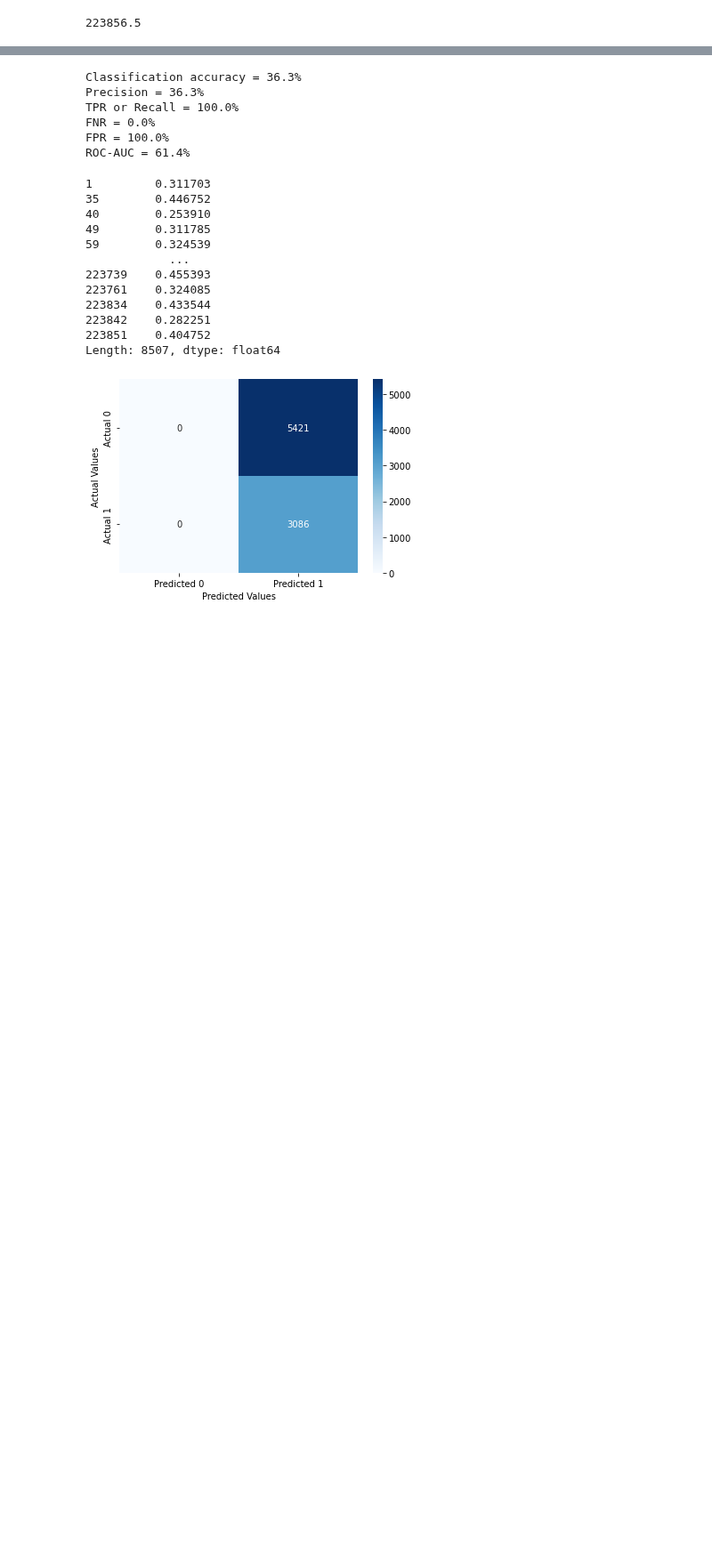
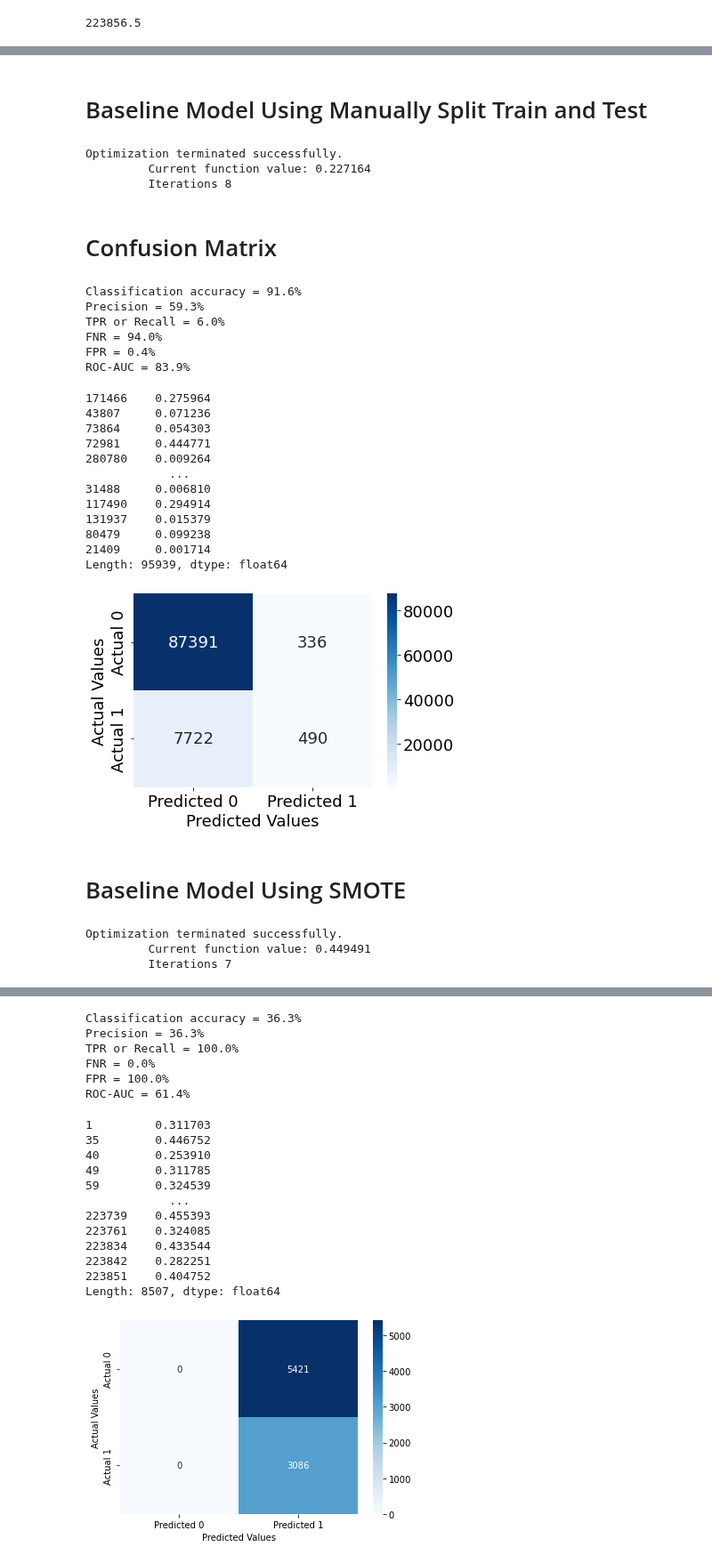
Before and after one commit to JerayuT/Group-5-WQ23-Data-Science, a Jupyter notebook: heart disease.ipynb, the cells around one changed output, grey strips where cells are left out. Shown at 89% size. Cells and saved outputs as stored; diff of their text form; code cells hidden in the pictures; blank space fills up the shorter version.

Commit message:
baseline, smote, forward stepwise selection

```diff
--- a/heart disease.ipynb
+++ b/heart disease.ipynb
@@ -115,0 +134,12 @@ train
+# %%
+X = data[['BMI', 'Smoking', 'AlcoholDrinking', "Stroke", 'PhysicalHealth', "MentalHealth", "DiffWalking", "Sex", "AgeCategory", "Race", "Diabetic", "PhysicalActivity", "GenHealth", "SleepTime", "Asthma", "KidneyDisease", "SkinCancer"]]
+y = data.HeartDisease
+# %%
+from sklearn.model_selection import train_test_split
+X_train, X_test, y_train, y_test = train_test_split(X, y,
+                                                    test_size=0.3,
+                                                    random_state=0,
+                                                    shuffle=True,
+                                                    stratify=y)
+# %%
+test = pd.concat([X_test, y_test], axis=1)
@@ -115,0 +179,10 @@ train
+# %% [markdown]
+# Baseline Model Using Manually Split Train and Test
+# %%
+baseline = sm.logit(formula = 'HeartDisease~BMI+Smoking+AlcoholDrinking+Stroke+PhysicalHealth+MentalHealth+DiffWalking+Sex+AgeCategory+Race+Diabetic+PhysicalActivity+GenHealth+SleepTime+Asthma+KidneyDisease+SkinCancer', data = train).fit()
+# %% [output]
+Optimization terminated successfully.
+         Current function value: 0.227164
+         Iterations 8
+# %% [markdown]
+# Confusion Matrix
@@ -115,0 +220,30 @@ train
+# %%
+confusion_matrix_data(test,test.HeartDisease,baseline,0.6)
+# %% [output]
+Classification accuracy = 91.6%
+Precision = 59.3%
+TPR or Recall = 6.0%
+FNR = 94.0%
+FPR = 0.4%
+ROC-AUC = 83.9%
+171466    0.275964
+43807     0.071236
+73864     0.054303
+72981     0.444771
+280780    0.009264
+            ...
+31488     0.006810
+117490    0.294914
+131937    0.015379
+80479     0.099238
+21409     0.001714
+Length: 95939, dtype: float64
+[figure, added]
+# %% [markdown]
+# Baseline Model Using SMOTE
+# %%
+model = sm.logit(formula = 'HeartDisease~BMI+Smoking+AlcoholDrinking+Stroke+PhysicalHealth+MentalHealth+DiffWalking+Sex+AgeCategory+Race+Diabetic+PhysicalActivity+GenHealth+SleepTime+Asthma+KidneyDisease+SkinCancer', data = train_smote).fit()
+# %% [output]
+Optimization terminated successfully.
+         Current function value: 0.449491
+         Iterations 7
```
Also changed, not shown: parts of 64 cells of this notebook.
